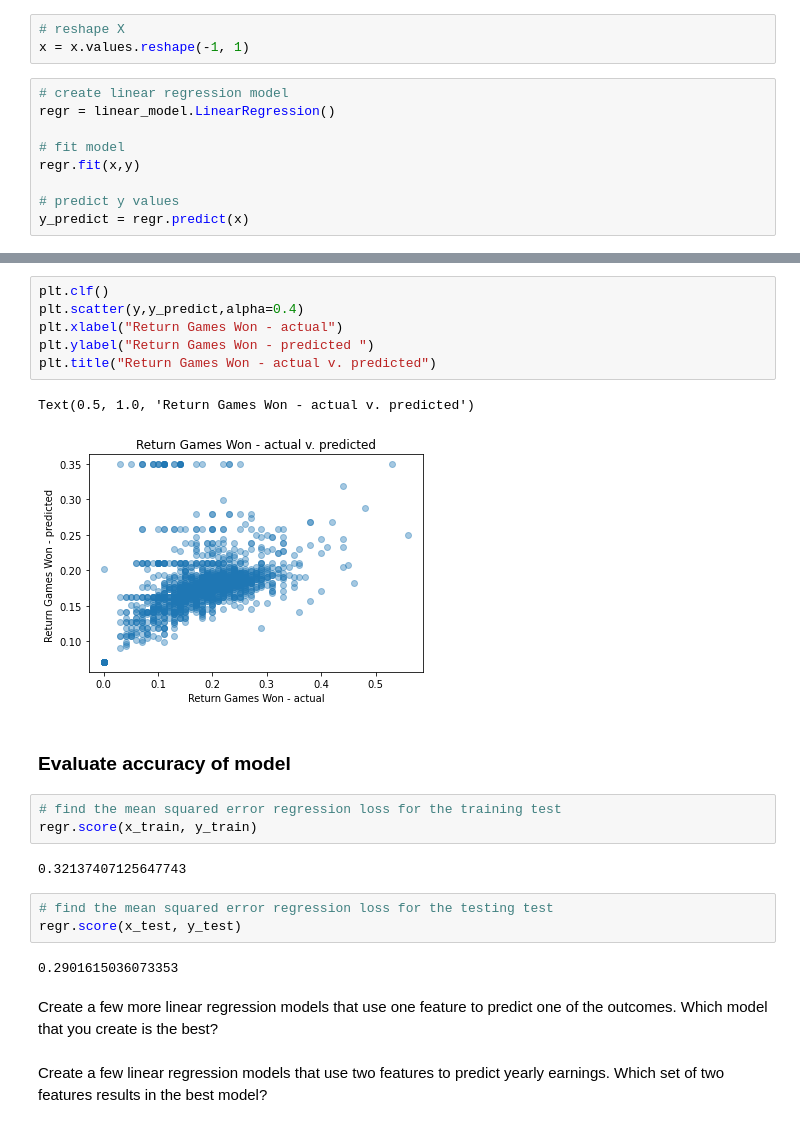
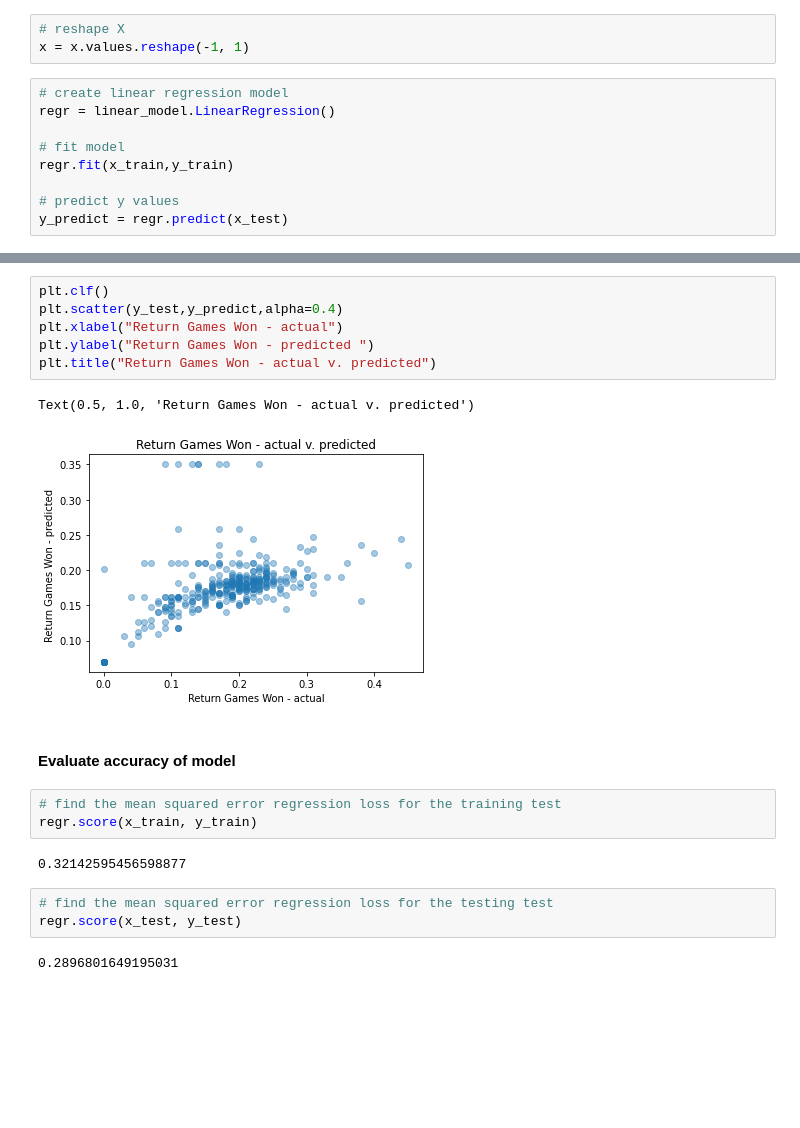
Before and after one commit to kristinkspanos/linear_regression_tennis, a Jupyter notebook: linear_regression_ATP.ipynb, the cells around one changed output, grey strips where cells are left out. Saved outputs shown, nothing was run; the diff lists cells and outputs as text; blank space fills up the shorter version.

```diff
--- a/linear_regression_ATP.ipynb
+++ b/linear_regression_ATP.ipynb
@@ -199,8 +175,8 @@ x = x.values.reshape(-1, 1)
 regr = linear_model.LinearRegression()
 
 # fit model
-regr.fit(x,y)
+regr.fit(x_train,y_train)
 
 # predict y values
-y_predict = regr.predict(x)
+y_predict = regr.predict(x_test)
 # %% [markdown]
@@ -217,26 +193,22 @@ Text(0.5, 1.0, 'Break Points Converted v. Return Games Won')
 [figure]
 # %%
 plt.clf()
-plt.scatter(y,y_predict,alpha=0.4)
+plt.scatter(y_test,y_predict,alpha=0.4)
 plt.xlabel("Return Games Won - actual")
 plt.ylabel("Return Games Won - predicted ")
 plt.title("Return Games Won - actual v. predicted")
 # %% [output]
 Text(0.5, 1.0, 'Return Games Won - actual v. predicted')
-[figure, old version]
+[figure, new version]
 # %% [markdown]
-### Evaluate accuracy of model
+#### Evaluate accuracy of model
 # %%
 # find the mean squared error regression loss for the training test
 regr.score(x_train, y_train)
 # %% [output]
-0.32137407125647743
+0.32142595456598877
 # %%
 # find the mean squared error regression loss for the testing test
 regr.score(x_test, y_test)
 # %% [output]
-0.2901615036073353
+0.2896801649195031
-# %% [markdown]
-Create a few more linear regression models that use one feature to predict one of the outcomes. Which model that you create is the best?
-# %% [markdown]
-Create a few linear regression models that use two features to predict yearly earnings. Which set of two features results in the best model?
```
Also changed, not shown: parts of 105 cells of this notebook.
